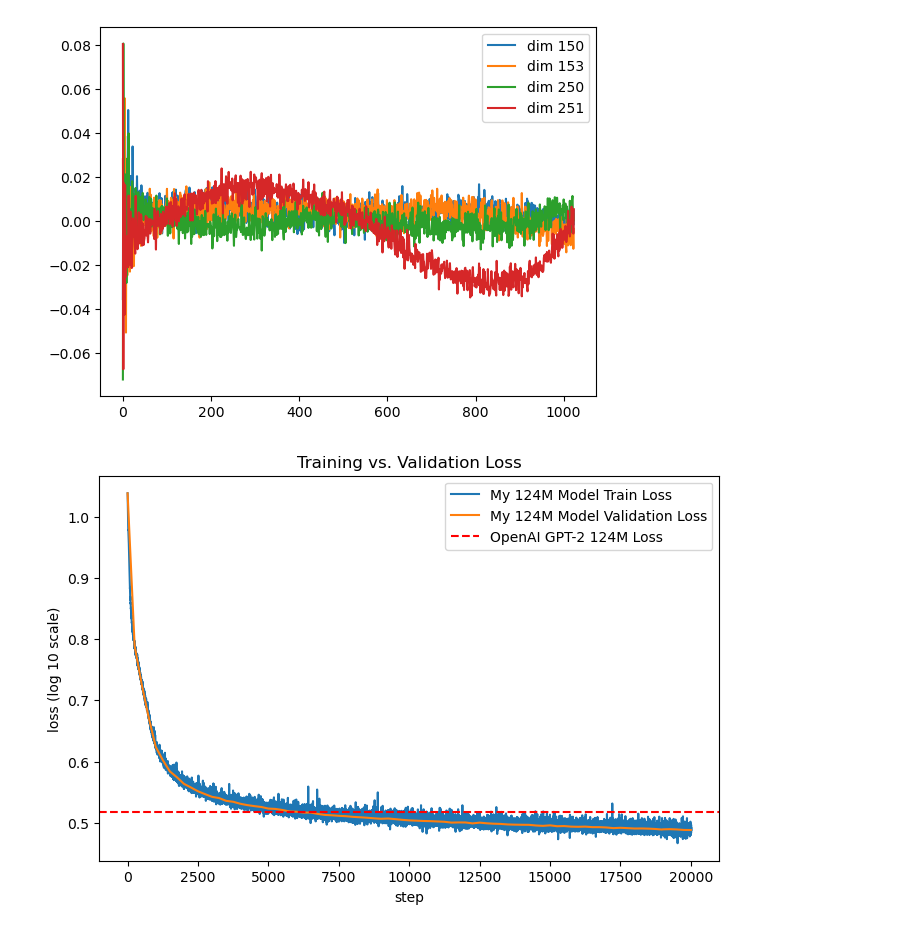
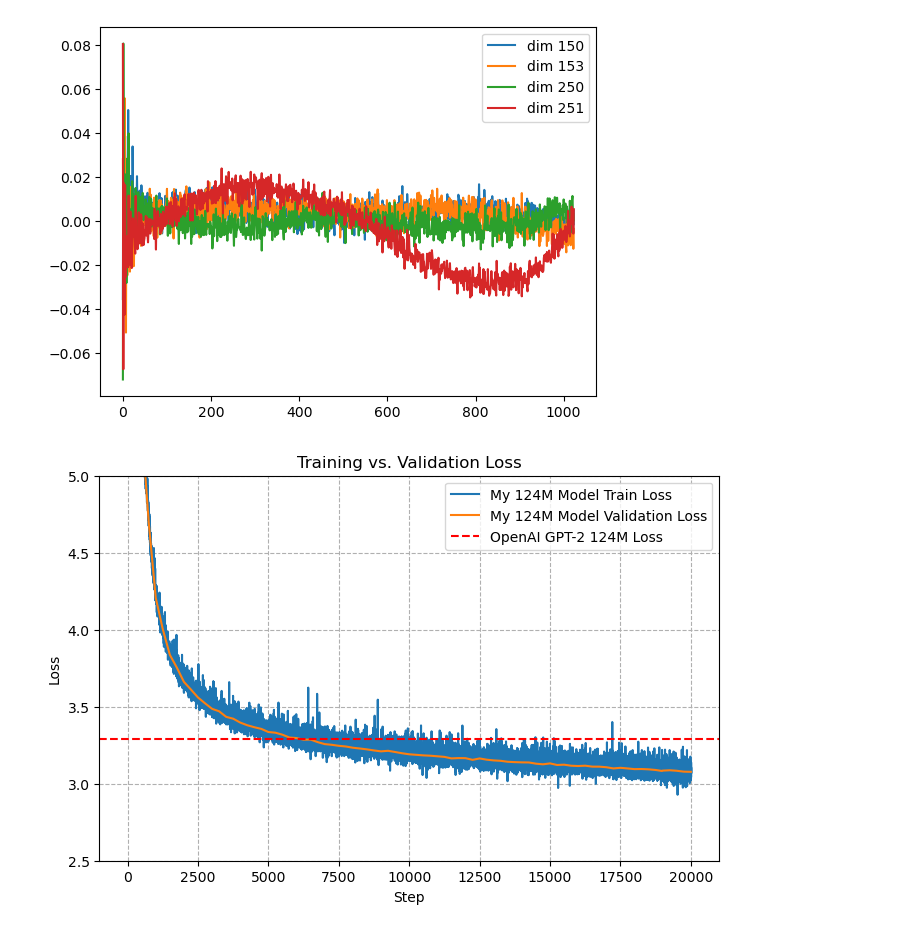
Before and after one commit to parthnayyar/GPT-2-from-scratch, a Jupyter notebook: play.ipynb, the cells around one changed output. Saved outputs shown, nothing was run; the diff lists cells and outputs as text; code cells hidden in the pictures.

```diff
--- a/play.ipynb
+++ b/play.ipynb
@@ -79,20 +95,22 @@ with open("logs/log.csv") as f:
     logs = list(csv.DictReader(f))
 
 steps = np.array([int(row["step"]) for row in logs])
-tr = np.log10(np.array([float(row["train_loss"]) for row in logs]))
-va = np.log10(np.array([float(row["val_loss"]) for row in logs]))
-openaigpt2 = np.log10(3.2924)
+tr = np.array([float(row["train_loss"]) for row in logs])
+va = np.array([float(row["val_loss"]) for row in logs])
+openaigpt2 = 3.2924
 
 valid = ~np.isnan(va)
 # %%
 plt.figure(figsize=(8, 5))
 plt.plot(steps, tr, label="My 124M Model Train Loss")
 plt.plot(steps[valid], va[valid], label="My 124M Model Validation Loss")
 plt.axhline(openaigpt2, color="red", linestyle="--", label="OpenAI GPT-2 124M Loss")
-plt.xlabel("step")
-plt.ylabel("loss (log 10 scale)")
+plt.xlabel("Step")
+plt.ylabel("Loss")
+plt.ylim(2.5, 5)
+plt.grid(ls="--")
 plt.legend()
 plt.title("Training vs. Validation Loss")
 plt.show()
 # %% [output]
-[figure, old version]
+[figure, new version]
```
Also changed, not shown: parts of 5 cells of this notebook, 3 other files.
